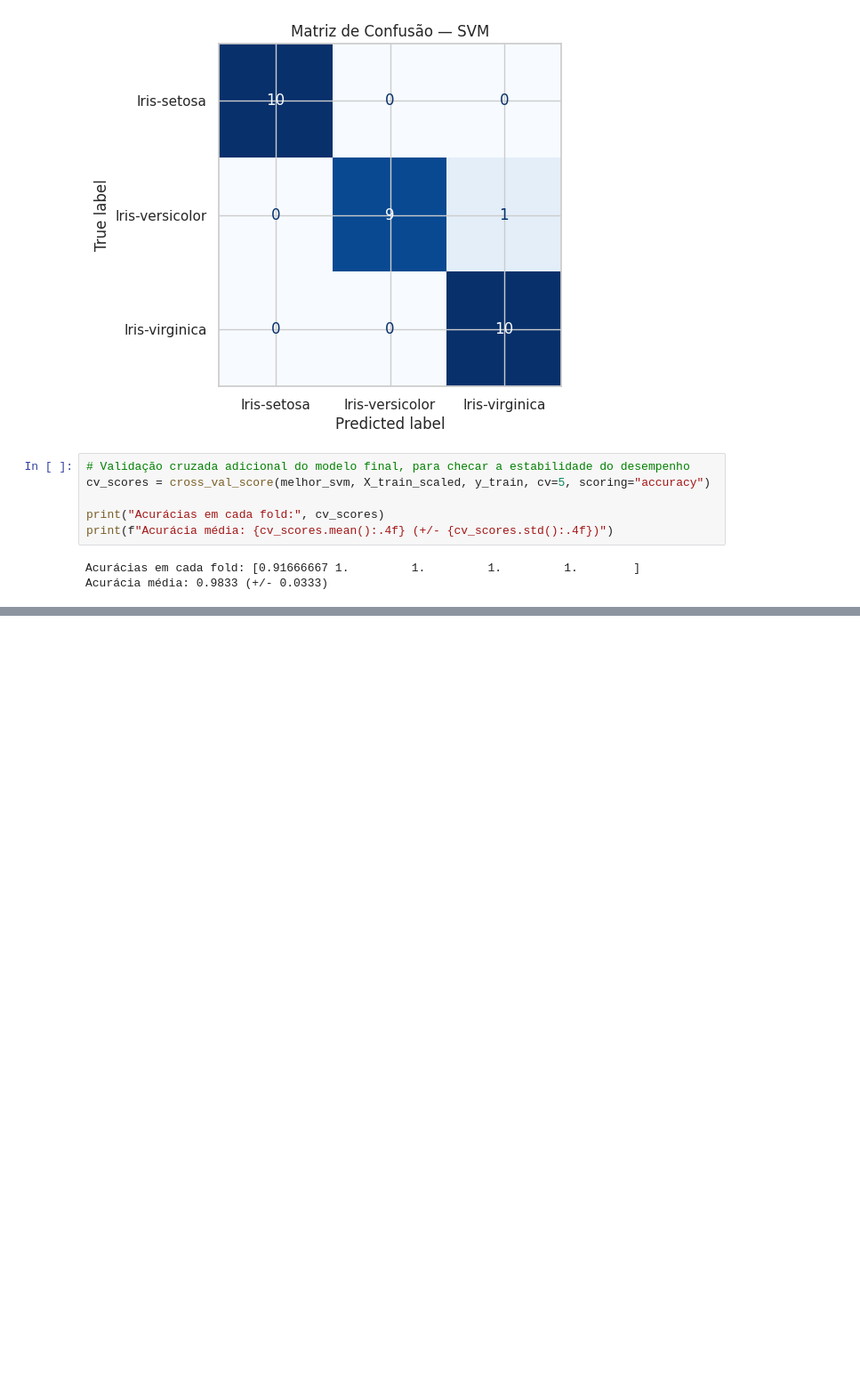
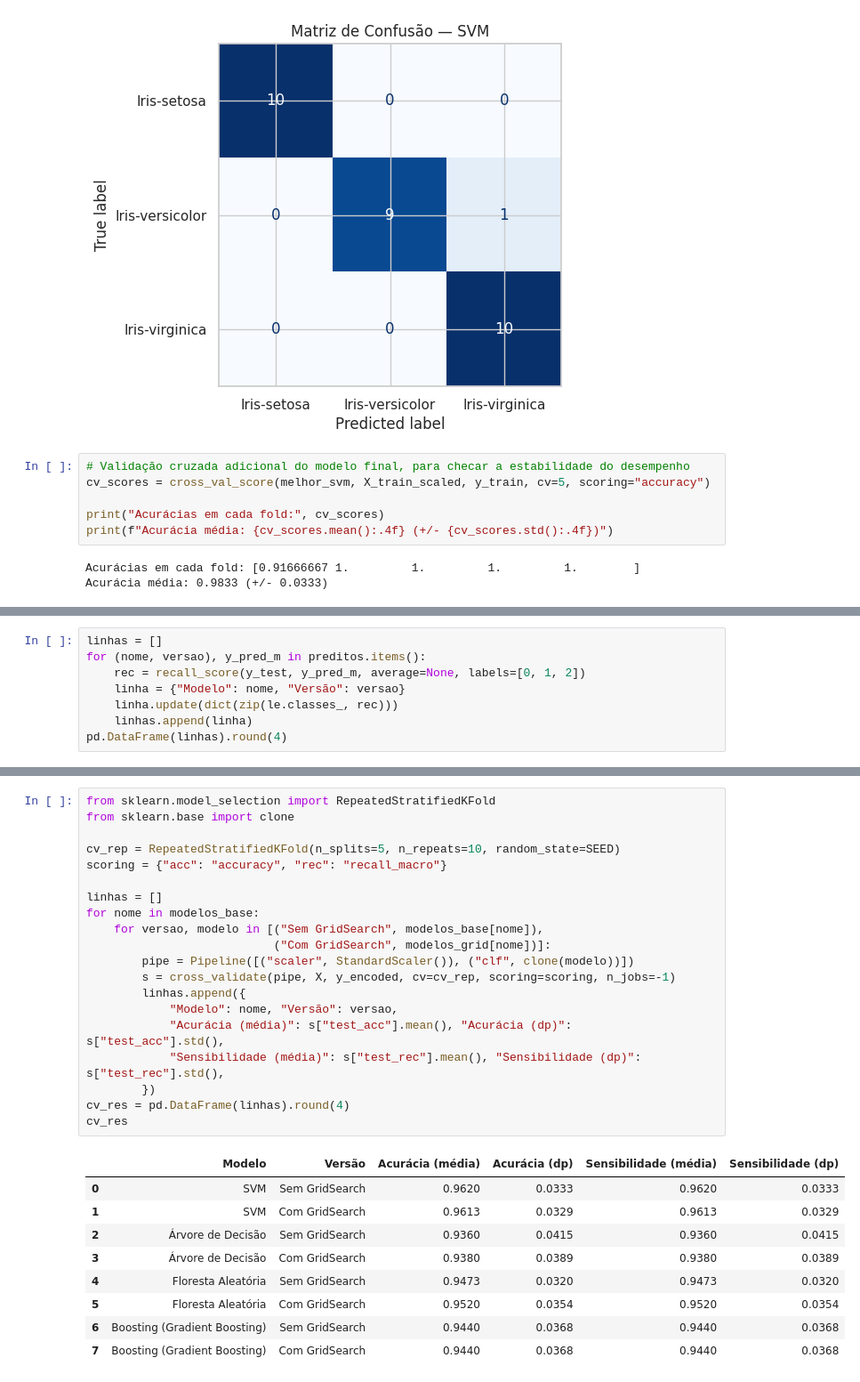
Before and after one commit to samuel76-art/Disciplina-de-Inteligencia-Artificial-UMC, a Jupyter notebook: Atividade_dataset_Iris_com_SVM .ipynb, the cells around one changed output, grey strips where cells are left out. Shown at 89% size. Cells and saved outputs as stored; diff of their text form; blank space fills up the shorter version.

```diff
--- a/Atividade_dataset_Iris_com_SVM .ipynb
+++ b/Atividade_dataset_Iris_com_SVM .ipynb
@@ -410,0 +492,8 @@ Avaliei o modelo final, comprovando seu alto desempenho e boa capacidade de gene
+# %%
+linhas = []
+for (nome, versao), y_pred_m in preditos.items():
+    rec = recall_score(y_test, y_pred_m, average=None, labels=[0, 1, 2])
+    linha = {"Modelo": nome, "Versão": versao}
+    linha.update(dict(zip(le.classes_, rec)))
+    linhas.append(linha)
+pd.DataFrame(linhas).round(4)
@@ -410,0 +514,30 @@ Avaliei o modelo final, comprovando seu alto desempenho e boa capacidade de gene
+# %%
+from sklearn.model_selection import RepeatedStratifiedKFold
+from sklearn.base import clone
+
+cv_rep = RepeatedStratifiedKFold(n_splits=5, n_repeats=10, random_state=SEED)
+scoring = {"acc": "accuracy", "rec": "recall_macro"}
+
+linhas = []
+for nome in modelos_base:
+    for versao, modelo in [("Sem GridSearch", modelos_base[nome]),
+                           ("Com GridSearch", modelos_grid[nome])]:
+        pipe = Pipeline([("scaler", StandardScaler()), ("clf", clone(modelo))])
+        s = cross_validate(pipe, X, y_encoded, cv=cv_rep, scoring=scoring, n_jobs=-1)
+        linhas.append({
+            "Modelo": nome, "Versão": versao,
+            "Acurácia (média)": s["test_acc"].mean(), "Acurácia (dp)": s["test_acc"].std(),
+            "Sensibilidade (média)": s["test_rec"].mean(), "Sensibilidade (dp)": s["test_rec"].std(),
+        })
+cv_res = pd.DataFrame(linhas).round(4)
+cv_res
+# %% [output]
+|  | Modelo | Versão | Acurácia (média) | Acurácia (dp) | Sensibilidade (média) | Sensibilidade (dp) |
+| 0 | SVM | Sem GridSearch | 0.9620 | 0.0333 | 0.9620 | 0.0333 |
+| 1 | SVM | Com GridSearch | 0.9613 | 0.0329 | 0.9613 | 0.0329 |
+| 2 | Árvore de Decisão | Sem GridSearch | 0.9360 | 0.0415 | 0.9360 | 0.0415 |
+| 3 | Árvore de Decisão | Com GridSearch | 0.9380 | 0.0389 | 0.9380 | 0.0389 |
+| 4 | Floresta Aleatória | Sem GridSearch | 0.9473 | 0.0320 | 0.9473 | 0.0320 |
+| 5 | Floresta Aleatória | Com GridSearch | 0.9520 | 0.0354 | 0.9520 | 0.0354 |
+| 6 | Boosting (Gradient Boosting) | Sem GridSearch | 0.9440 | 0.0368 | 0.9440 | 0.0368 |
+| 7 | Boosting (Gradient Boosting) | Com GridSearch | 0.9440 | 0.0368 | 0.9440 | 0.0368 |
```
Also changed, not shown: parts of 16 cells of this notebook.
